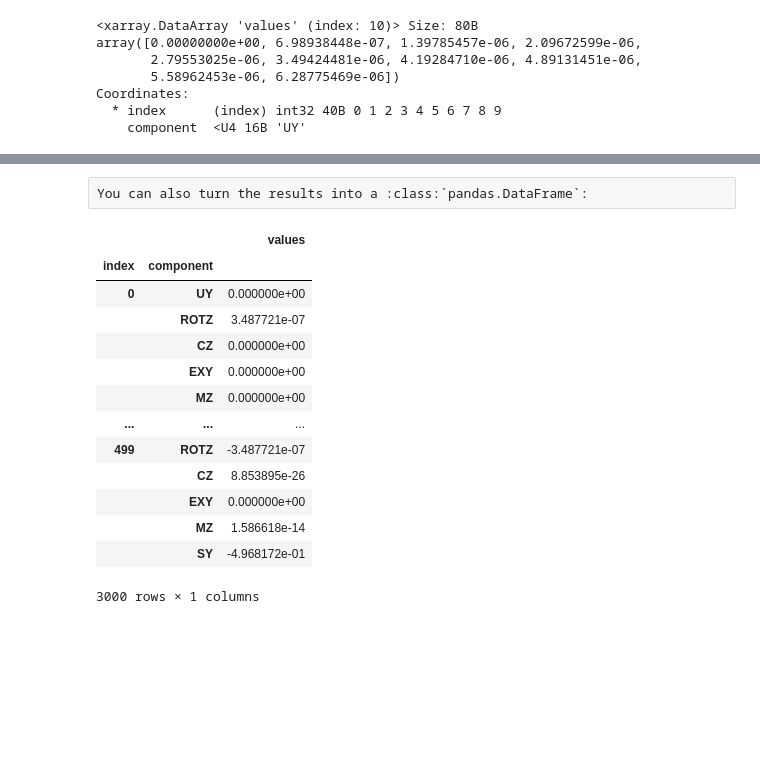
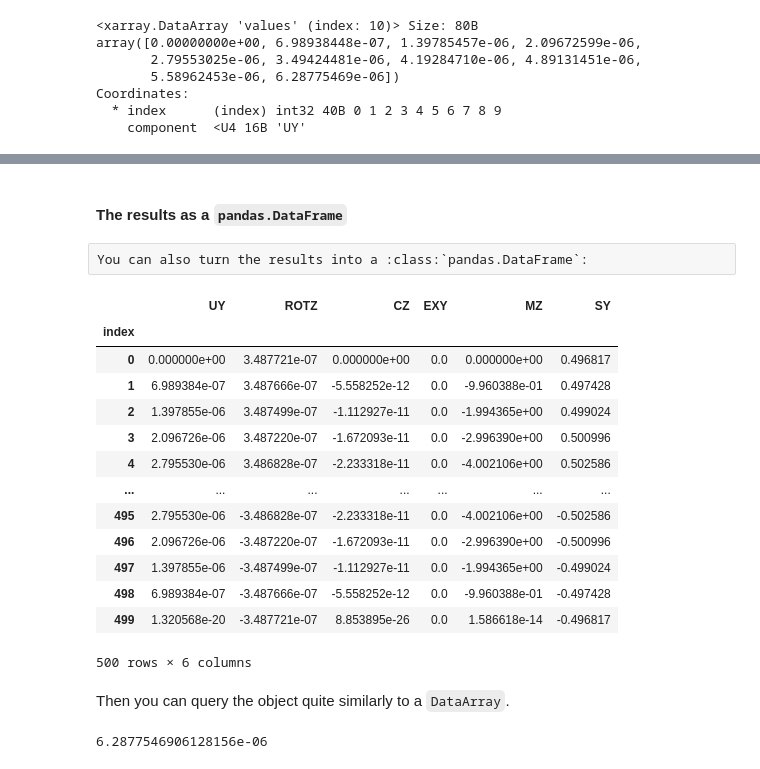
Before and after one commit to sigma-epsilon/sigmaepsilon.solid.fourier, a Jupyter notebook: docs/source/user_guide/user_guide.ipynb, the cells around one changed output, grey strips where cells are left out. Cells and saved outputs as stored; diff of their text form; code cells hidden in the pictures; blank space fills up the shorter version.

```diff
--- a/docs/source/user_guide/user_guide.ipynb
+++ b/docs/source/user_guide/user_guide.ipynb
@@ -324,19 +362,28 @@ Coordinates:
+# %% [markdown]
+#### The results as a ``pandas.DataFrame``
 # %% [raw]
 You can also turn the results into a :class:`pandas.DataFrame`:
-# %%
-bernoulli_solution["concentrated", "LC1"].to_dataframe()
-# %% [output]
-|  |  | values |
-| index | component |  |
-| 0 | UY | 0.000000e+00 |
-|  | ROTZ | 3.487721e-07 |
-|  | CZ | 0.000000e+00 |
-|  | EXY | 0.000000e+00 |
-|  | MZ | 0.000000e+00 |
-| ... | ... | ... |
-| 499 | ROTZ | -3.487721e-07 |
-|  | CZ | 8.853895e-26 |
-|  | EXY | 0.000000e+00 |
-|  | MZ | 1.586618e-14 |
-|  | SY | -4.968172e-01 |
-3000 rows × 1 columns
+# %%
+df = bernoulli_solution["concentrated", "LC1"].to_pandas()
+df
+# %% [output]
+|  | UY | ROTZ | CZ | EXY | MZ | SY |
+| index |  |  |  |  |  |  |
+| 0 | 0.000000e+00 | 3.487721e-07 | 0.000000e+00 | 0.0 | 0.000000e+00 | 0.496817 |
+| 1 | 6.989384e-07 | 3.487666e-07 | -5.558252e-12 | 0.0 | -9.960388e-01 | 0.497428 |
+| 2 | 1.397855e-06 | 3.487499e-07 | -1.112927e-11 | 0.0 | -1.994365e+00 | 0.499024 |
+| 3 | 2.096726e-06 | 3.487220e-07 | -1.672093e-11 | 0.0 | -2.996390e+00 | 0.500996 |
+| 4 | 2.795530e-06 | 3.486828e-07 | -2.233318e-11 | 0.0 | -4.002106e+00 | 0.502586 |
+| ... | ... | ... | ... | ... | ... | ... |
+| 495 | 2.795530e-06 | -3.486828e-07 | -2.233318e-11 | 0.0 | -4.002106e+00 | -0.502586 |
+| 496 | 2.096726e-06 | -3.487220e-07 | -1.672093e-11 | 0.0 | -2.996390e+00 | -0.500996 |
+| 497 | 1.397855e-06 | -3.487499e-07 | -1.112927e-11 | 0.0 | -1.994365e+00 | -0.499024 |
+| 498 | 6.989384e-07 | -3.487666e-07 | -5.558252e-12 | 0.0 | -9.960388e-01 | -0.497428 |
+| 499 | 1.320568e-20 | -3.487721e-07 | 8.853895e-26 | 0.0 | 1.586618e-14 | -0.496817 |
+500 rows × 6 columns
+# %% [markdown]
+Then you can query the object quite similarly to a ``DataArray``.
+# %%
+df.loc[9, 'UY']
+# %% [output]
+6.2877546906128156e-06
```
Also changed, not shown: parts of 22 cells of this notebook, 21 other files.
